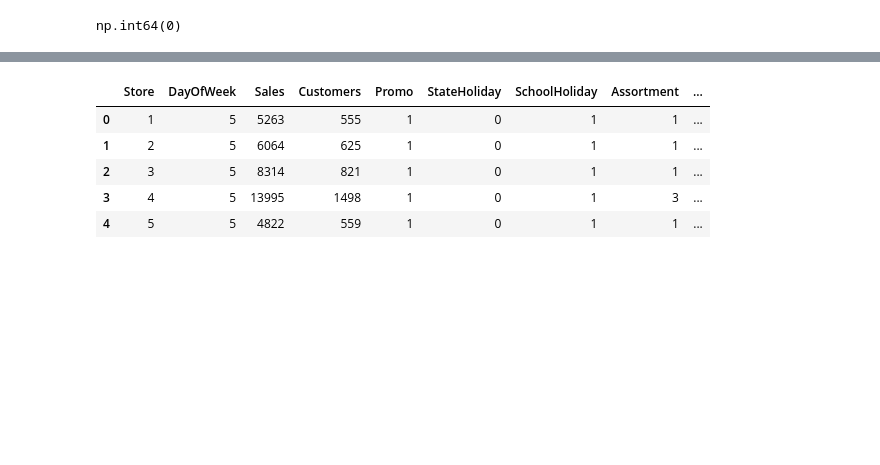
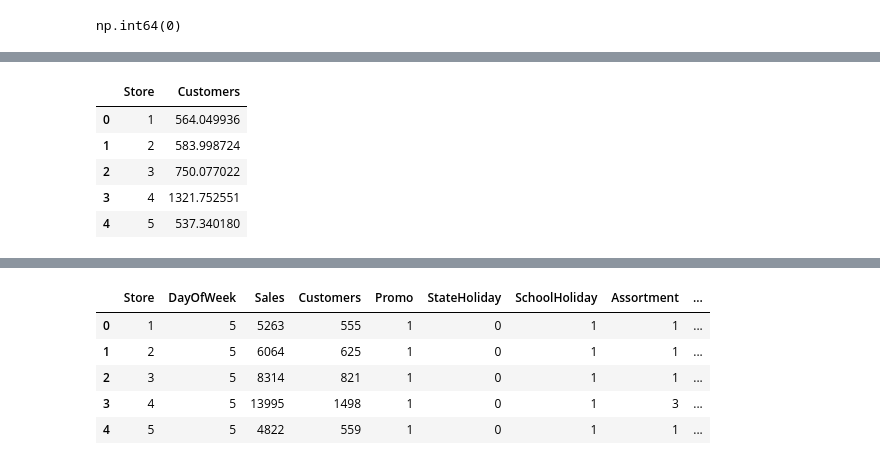
Before and after one commit to shivam52444-cyber/Rosman-data-analysis-and-predictive-modeling-, a Jupyter notebook: training.ipynb, the cells around one changed output, grey strips where cells are left out. Drawn from its saved outputs; the diff is of its cells as text; code cells hidden in the pictures; blank space fills up the shorter version.

```diff
--- a/training.ipynb
+++ b/training.ipynb
@@ -726,2 +745,11 @@ finaldf.head()
+# %%
+avg.head()
+# %% [output]
+|  | Store | Customers |
+| 0 | 1 | 564.049936 |
+| 1 | 2 | 583.998724 |
+| 2 | 3 | 750.077022 |
+| 3 | 4 | 1321.752551 |
+| 4 | 5 | 537.340180 |
 # %%
 finaldf=finaldf.drop(columns='Open')
```
Also changed, not shown: parts of 20 cells of this notebook, 7 other files.
